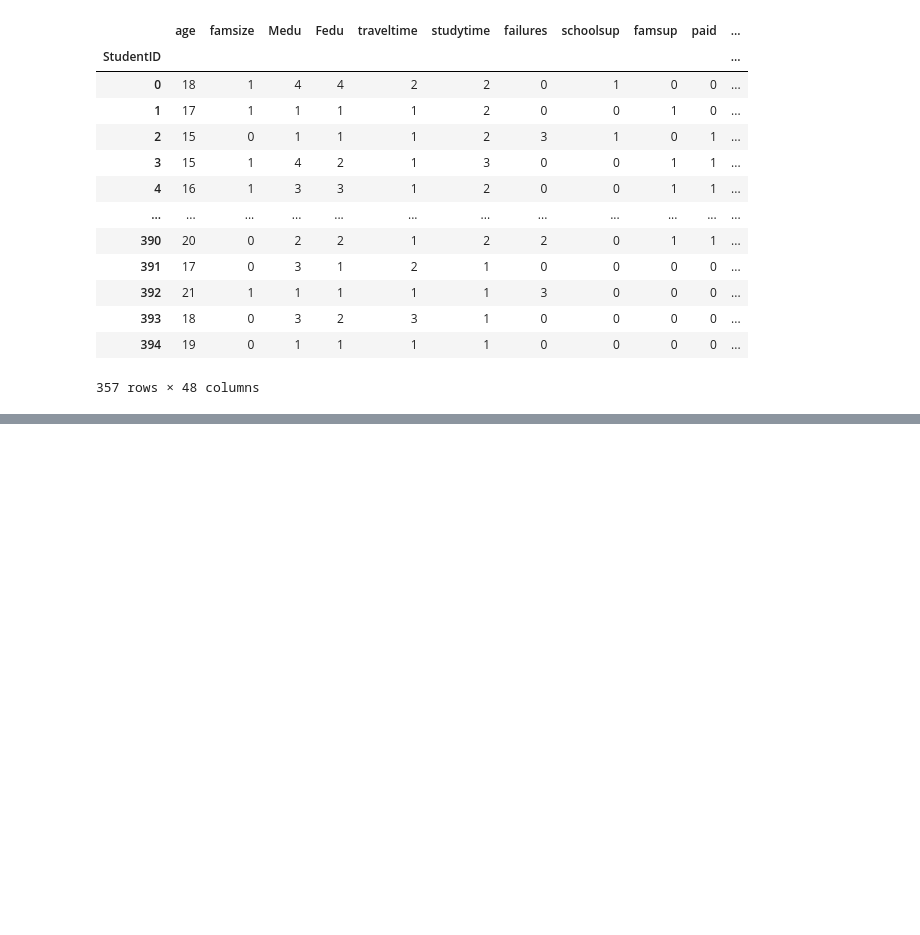
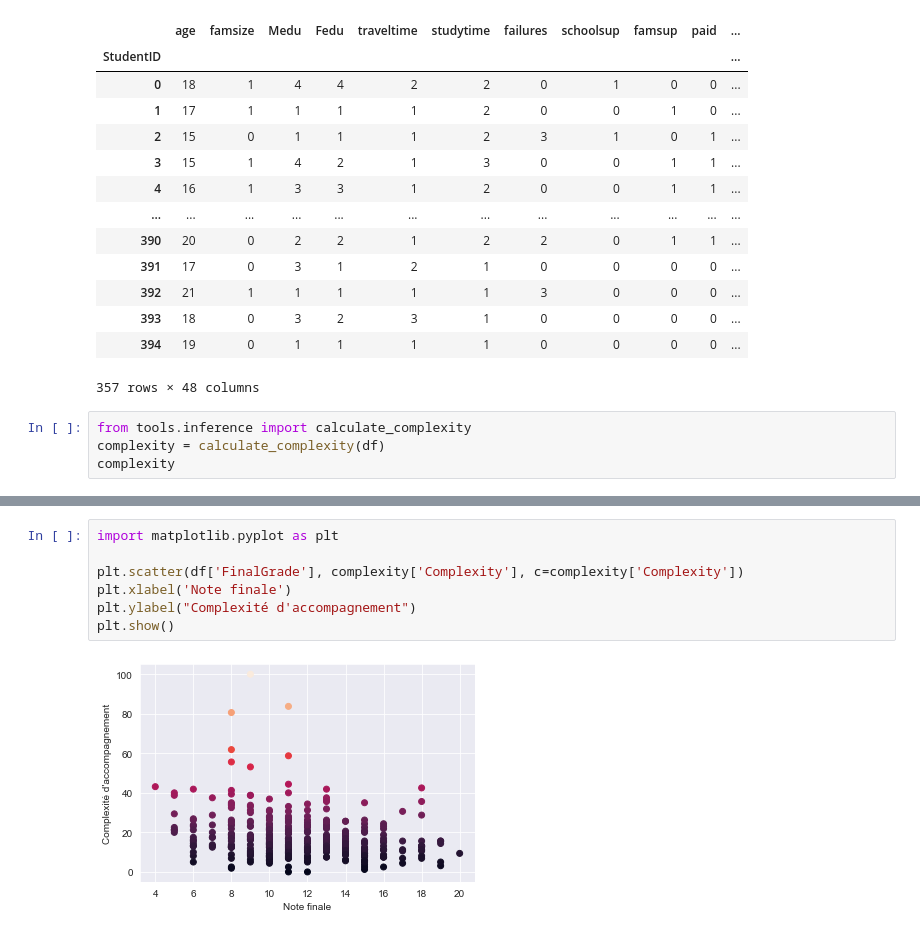
Before and after one commit to sergioKmoralesV/ex-ekinox, a Jupyter notebook: notebooks/test_pipeline.ipynb, the cells around one changed output, grey strips where cells are left out. Cells and saved outputs as stored; diff of their text form; blank space fills up the shorter version.

```diff
--- a/notebooks/test_pipeline.ipynb
+++ b/notebooks/test_pipeline.ipynb
@@ -26,3 +26,7 @@ df
 | 393 | 18 | 0 | 3 | 2 | 3 | 1 | 0 | 0 | 0 | 0 | ... |
 | 394 | 19 | 0 | 1 | 1 | 1 | 1 | 0 | 0 | 0 | 0 | ... |
 357 rows × 48 columns
+# %%
+from tools.inference import calculate_complexity
+complexity = calculate_complexity(df)
+complexity
@@ -28,0 +48,9 @@ df
+# %%
+import matplotlib.pyplot as plt
+
+plt.scatter(df['FinalGrade'], complexity['Complexity'], c=complexity['Complexity'])
+plt.xlabel('Note finale')
+plt.ylabel("Complexité d'accompagnement")
+plt.show()
+# %% [output]
+[figure, added]
```
Also changed, not shown: parts of 1 cell of this notebook, 3 other files.
